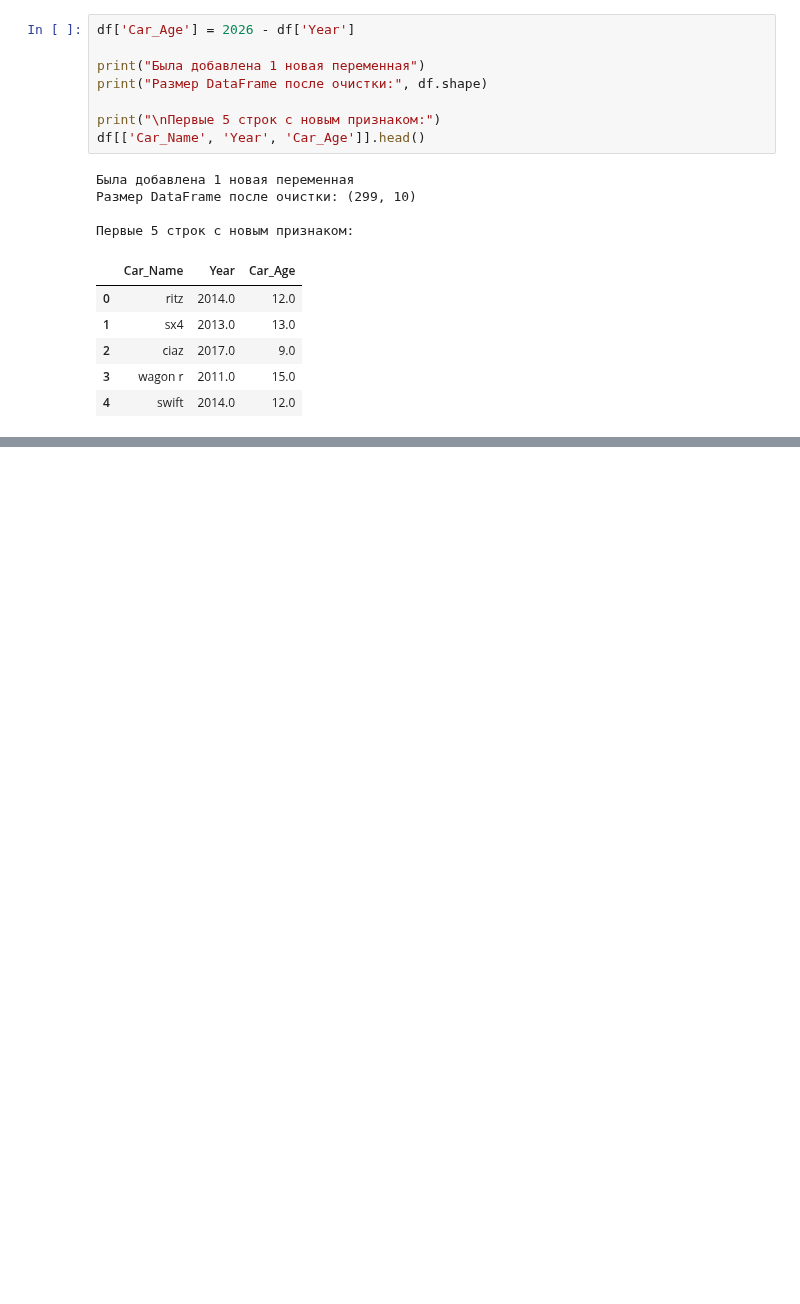
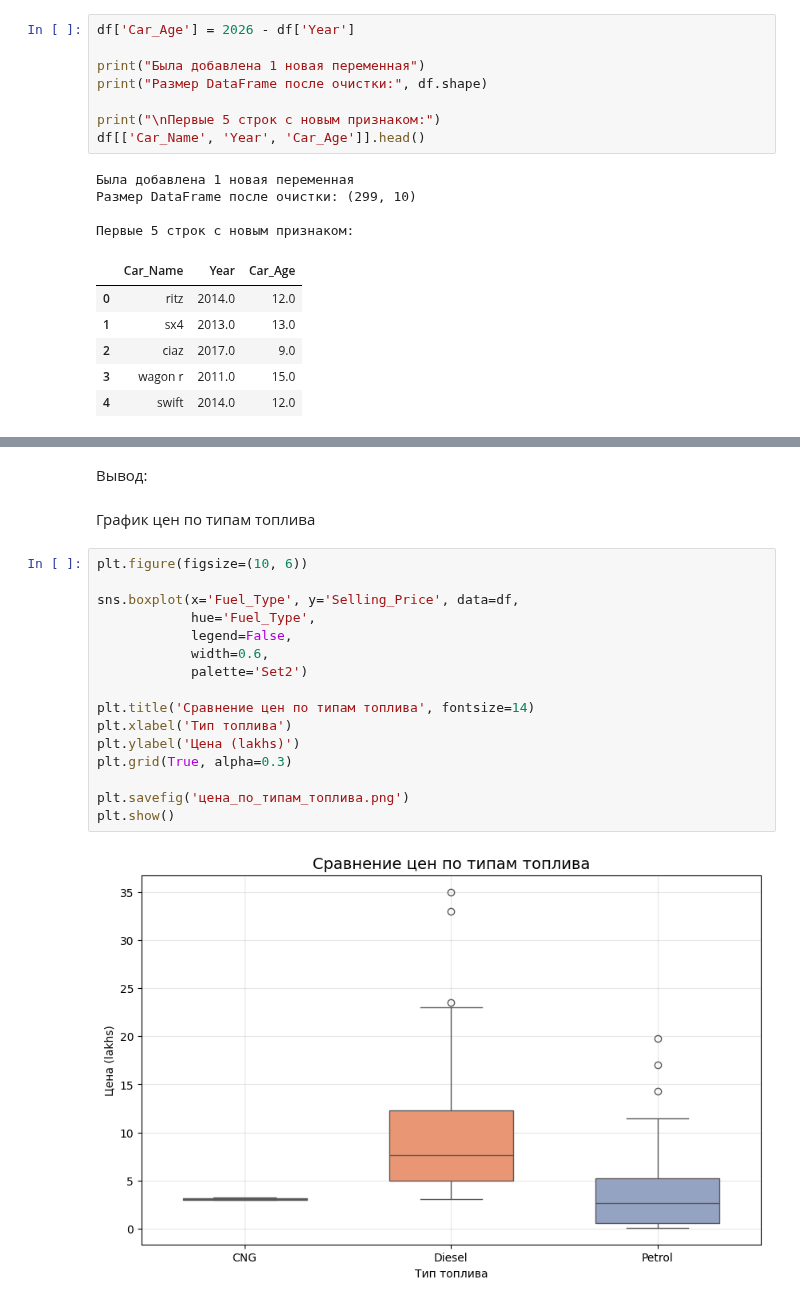
Before and after one commit to MarinaFeDv/mf_project, a Jupyter notebook: eda/eda.ipynb, the cells around one changed output, grey strips where cells are left out. Saved outputs shown, nothing was run; the diff lists cells and outputs as text; blank space fills up the shorter version.

```diff
--- a/eda/eda.ipynb
+++ b/eda/eda.ipynb
@@ -222,0 +296,22 @@ df[['Car_Name', 'Year', 'Car_Age']].head()
+# %% [markdown]
+Вывод:
+# %% [markdown]
+График цен по типам топлива
+# %%
+plt.figure(figsize=(10, 6))
+
+sns.boxplot(x='Fuel_Type', y='Selling_Price', data=df,
+            hue='Fuel_Type',
+            legend=False,
+            width=0.6,
+            palette='Set2')
+
+plt.title('Сравнение цен по типам топлива', fontsize=14)
+plt.xlabel('Тип топлива')
+plt.ylabel('Цена (lakhs)')
+plt.grid(True, alpha=0.3)
+
+plt.savefig('цена_по_типам_топлива.png')
+plt.show()
+# %% [output]
+[figure, added]
```
Also changed, not shown: parts of 19 cells of this notebook, 5 other files.
